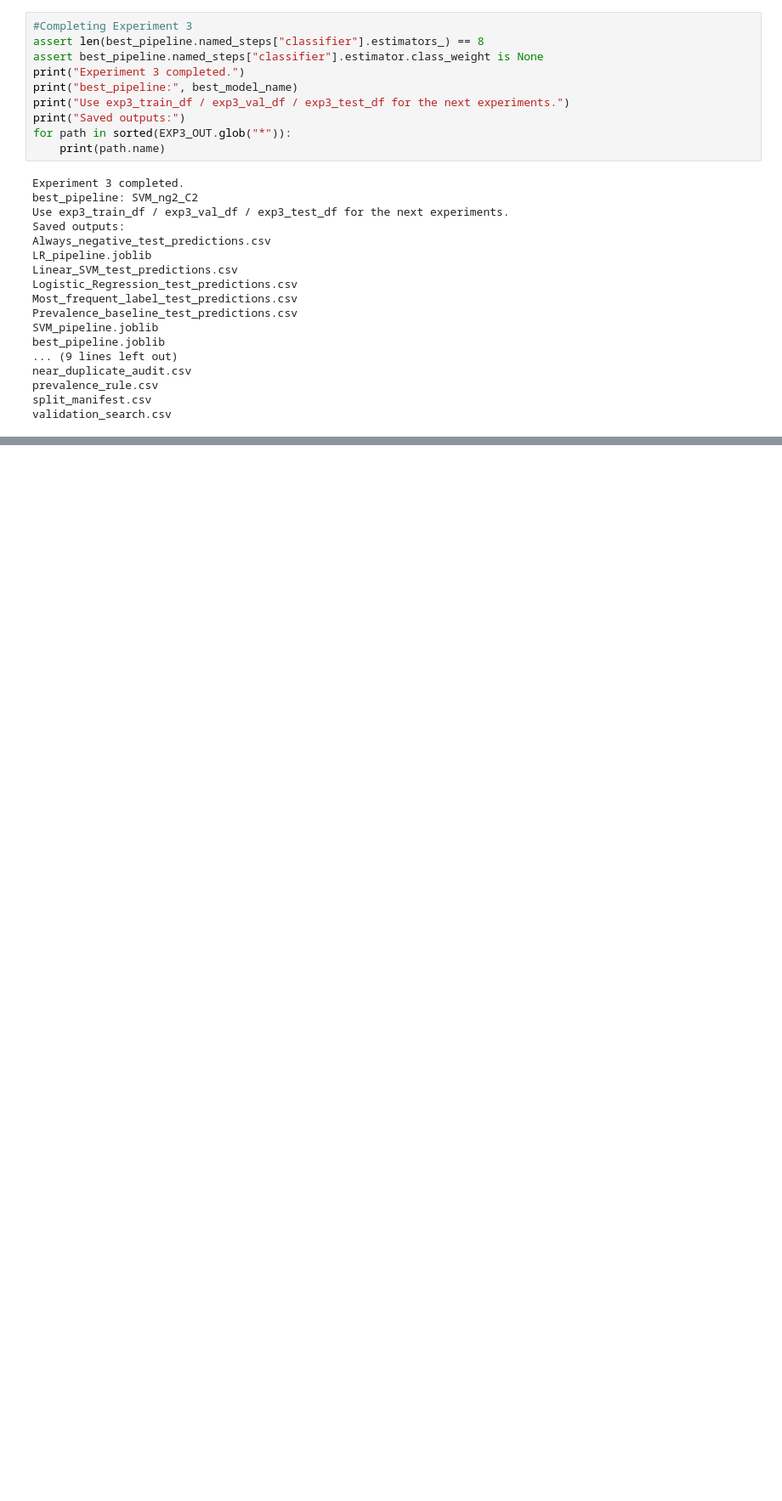
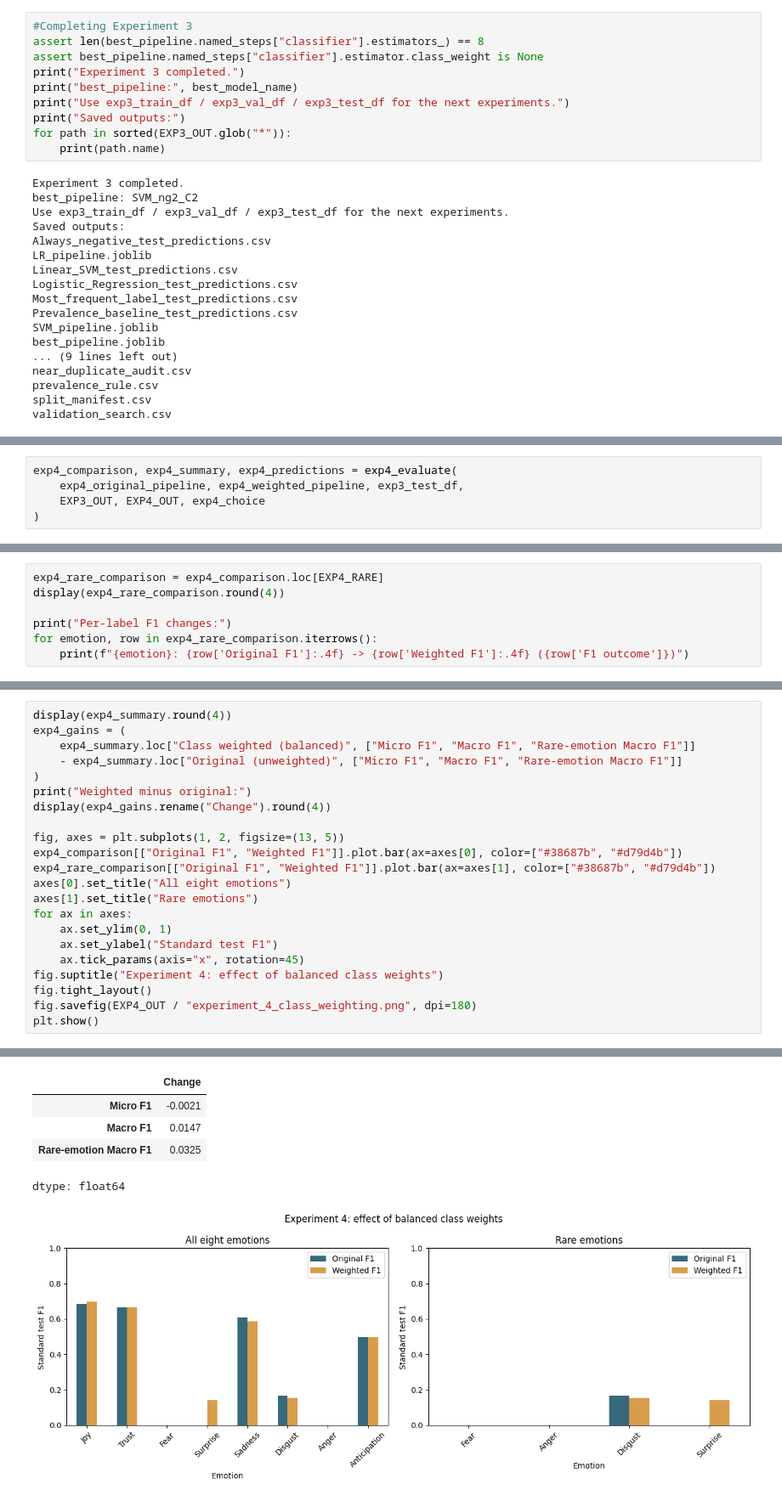
Before and after one commit to tiramisuuuuuuu/CMPE-252-Final-Project, a Jupyter notebook: Emotion_Classification_Project.ipynb, the cells around one changed output, grey strips where cells are left out. Shown at 85% size. Cells and saved outputs as stored; diff of their text form; blank space fills up the shorter version.

```diff
--- a/Emotion_Classification_Project.ipynb
+++ b/Emotion_Classification_Project.ipynb
@@ -2752,0 +2956,5 @@ validation_search.csv
+# %%
+exp4_comparison, exp4_summary, exp4_predictions = exp4_evaluate(
+    exp4_original_pipeline, exp4_weighted_pipeline, exp3_test_df,
+    EXP3_OUT, EXP4_OUT, exp4_choice
+)
@@ -2752,0 +2978,7 @@ validation_search.csv
+# %%
+exp4_rare_comparison = exp4_comparison.loc[EXP4_RARE]
+display(exp4_rare_comparison.round(4))
+
+print("Per-label F1 changes:")
+for emotion, row in exp4_rare_comparison.iterrows():
+    print(f"{emotion}: {row['Original F1']:.4f} -> {row['Weighted F1']:.4f} ({row['F1 outcome']})")
@@ -2752,0 +2999,23 @@ validation_search.csv
+# %%
+display(exp4_summary.round(4))
+exp4_gains = (
+    exp4_summary.loc["Class weighted (balanced)", ["Micro F1", "Macro F1", "Rare-emotion Macro F1"]]
+    - exp4_summary.loc["Original (unweighted)", ["Micro F1", "Macro F1", "Rare-emotion Macro F1"]]
+)
+print("Weighted minus original:")
+display(exp4_gains.rename("Change").round(4))
+
+fig, axes = plt.subplots(1, 2, figsize=(13, 5))
+exp4_comparison[["Original F1", "Weighted F1"]].plot.bar(ax=axes[0], color=["#38687b", "#d79d4b"])
+exp4_rare_comparison[["Original F1", "Weighted F1"]].plot.bar(ax=axes[1], color=["#38687b", "#d79d4b"])
+axes[0].set_title("All eight emotions")
+axes[1].set_title("Rare emotions")
+for ax in axes:
+    ax.set_ylim(0, 1)
+    ax.set_ylabel("Standard test F1")
+    ax.tick_params(axis="x", rotation=45)
+fig.suptitle("Experiment 4: effect of balanced class weights")
+fig.tight_layout()
+fig.savefig(EXP4_OUT / "experiment_4_class_weighting.png", dpi=180)
+plt.show()
+# %% [output]
@@ -2752,0 +3027,6 @@ validation_search.csv
+|  | Change |
+| Micro F1 | -0.0021 |
+| Macro F1 | 0.0147 |
+| Rare-emotion Macro F1 | 0.0325 |
+dtype: float64
+[figure, added]
```
Also changed, not shown: parts of 53 cells of this notebook.
